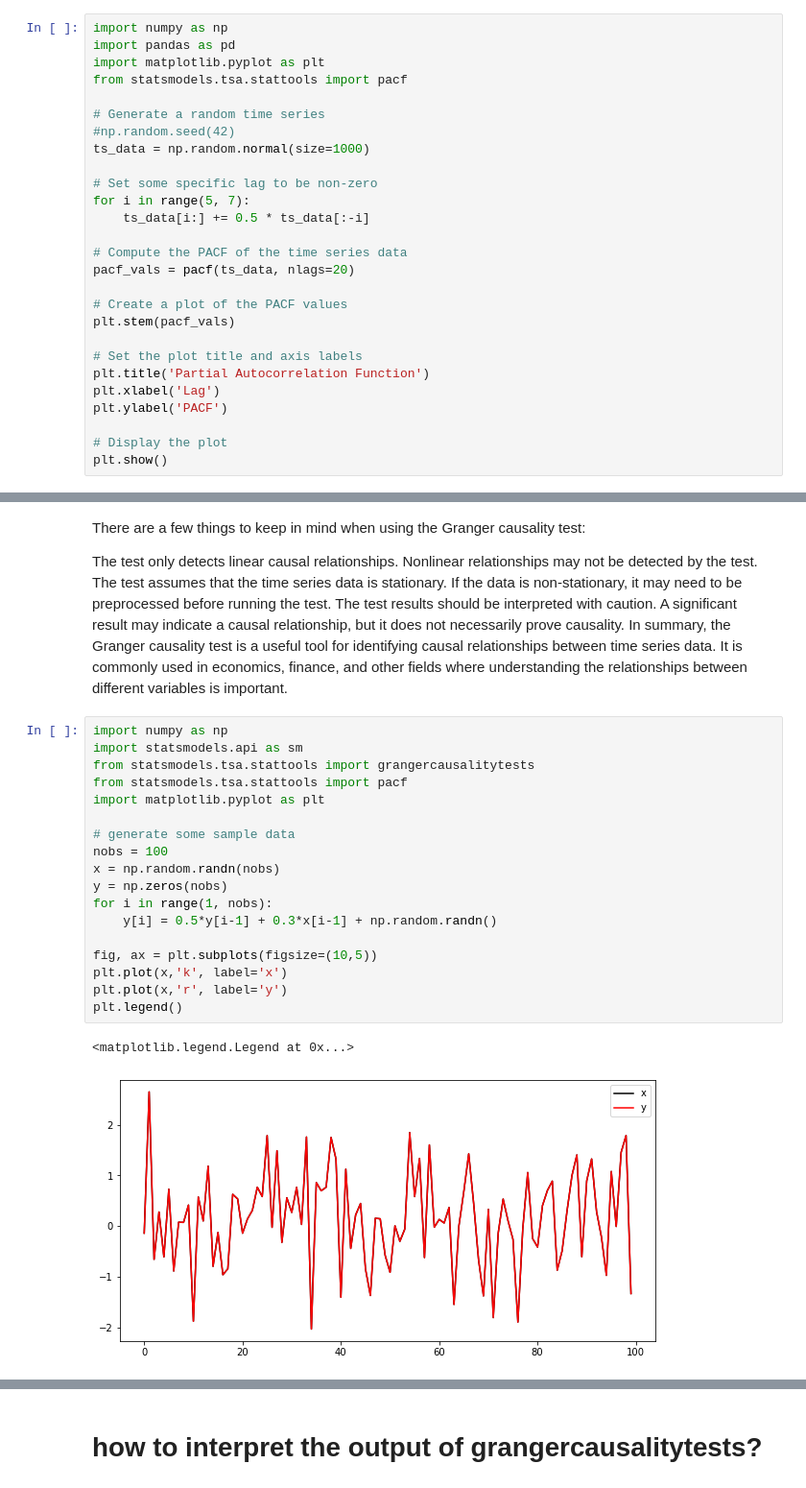
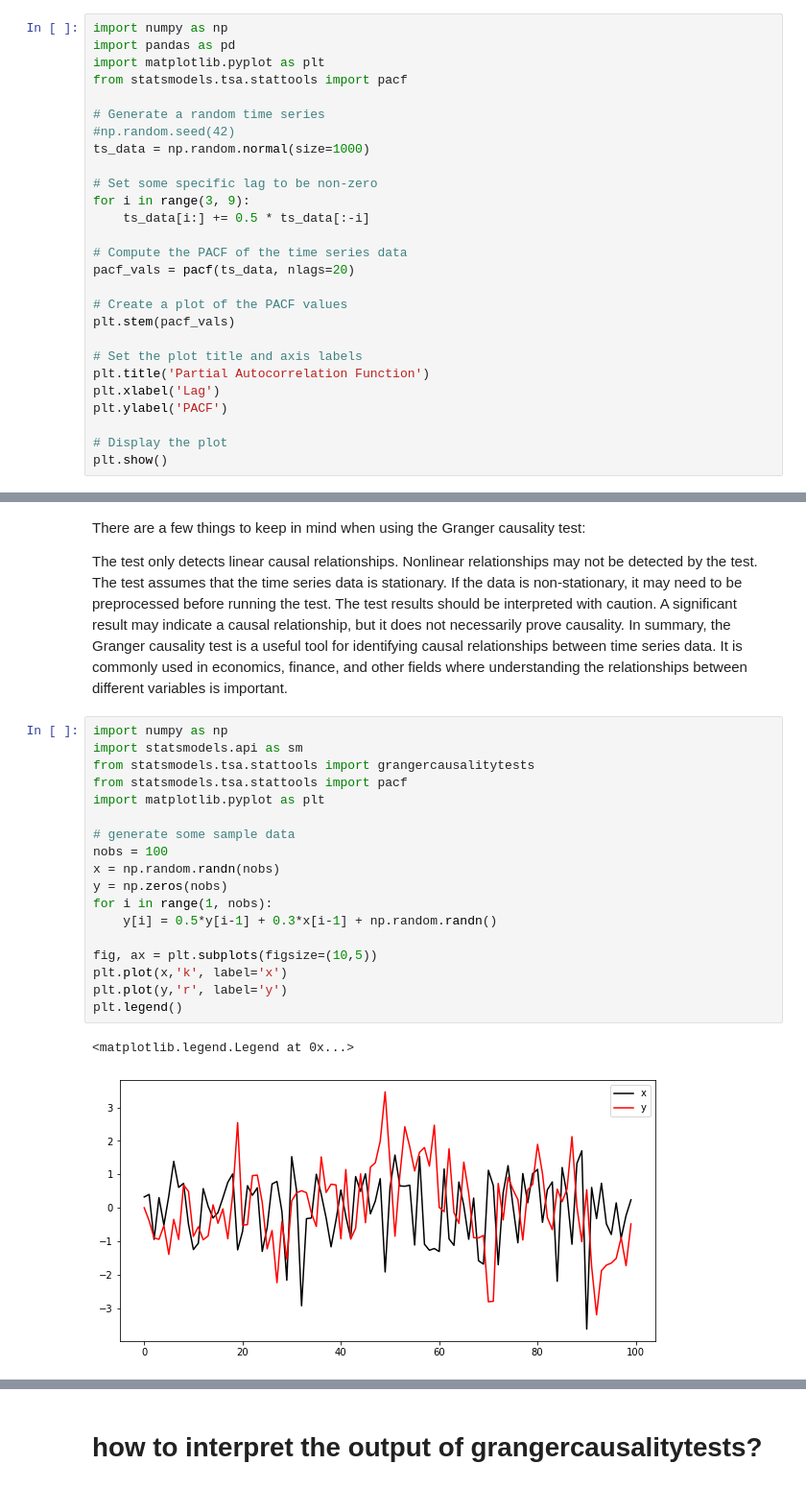
Before and after one commit to shimaabadi/BENGR310, a Jupyter notebook: time_series_analysis.ipynb, the cells around one changed output, grey strips where cells are left out. Shown at 96% size. Drawn from its saved outputs; the diff is of its cells as text.

```diff
--- a/time_series_analysis.ipynb
+++ b/time_series_analysis.ipynb
@@ -89,7 +94,7 @@ from statsmodels.tsa.stattools import pacf
 ts_data = np.random.normal(size=1000)
 
 # Set some specific lag to be non-zero
-for i in range(5, 7):
+for i in range(3, 9):
     ts_data[i:] += 0.5 * ts_data[:-i]
 
 # Compute the PACF of the time series data
@@ -233,24 +247,24 @@ In summary, the Granger causality test is a useful tool for identifying causal r
 # %%
 import numpy as np
 import statsmodels.api as sm
 from statsmodels.tsa.stattools import grangercausalitytests
 from statsmodels.tsa.stattools import pacf
 import matplotlib.pyplot as plt
 
 # generate some sample data
 nobs = 100
 x = np.random.randn(nobs)
 y = np.zeros(nobs)
 for i in range(1, nobs):
     y[i] = 0.5*y[i-1] + 0.3*x[i-1] + np.random.randn()
 
 fig, ax = plt.subplots(figsize=(10,5))
 plt.plot(x,'k', label='x')
-plt.plot(x,'r', label='y')
+plt.plot(y,'r', label='y')
 plt.legend()
 # %% [output]
 <matplotlib.legend.Legend at 0x...>
-[figure, old version]
+[figure, new version]
 # %%
 # Compute the PACF of the time series data
 pacf_vals = pacf(y, nlags=20)
```
Also changed, not shown: parts of 13 cells of this notebook, 1 other file.
